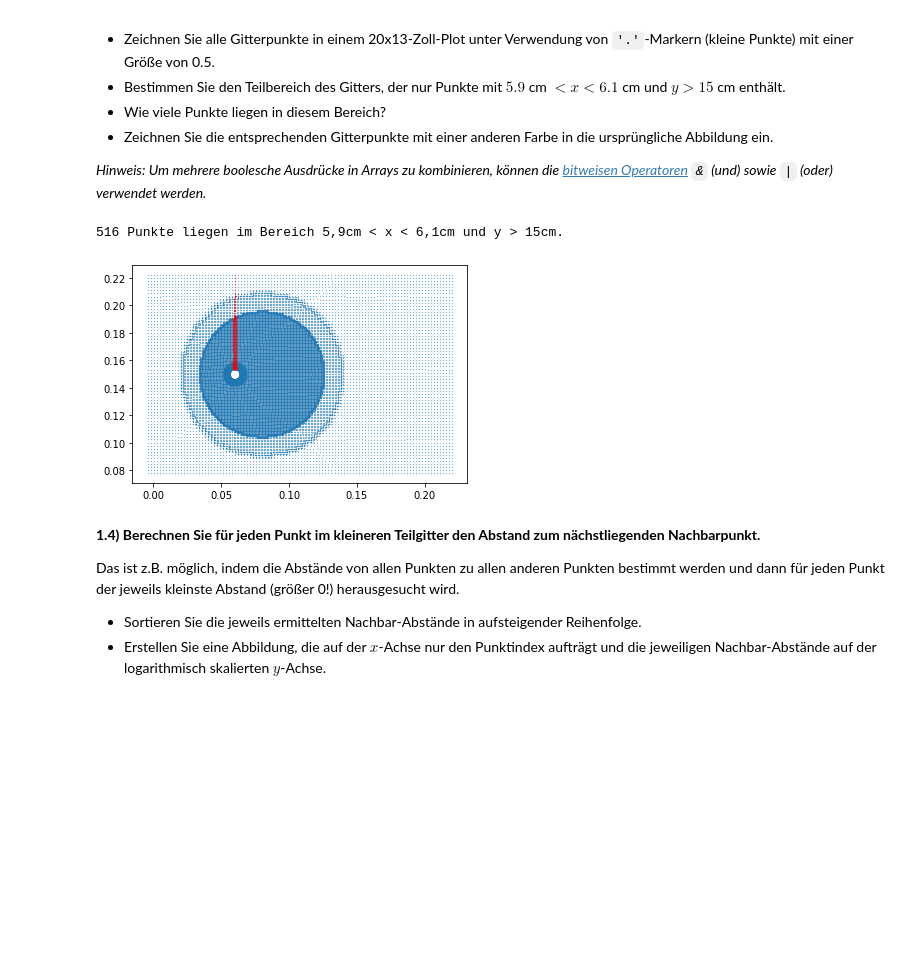
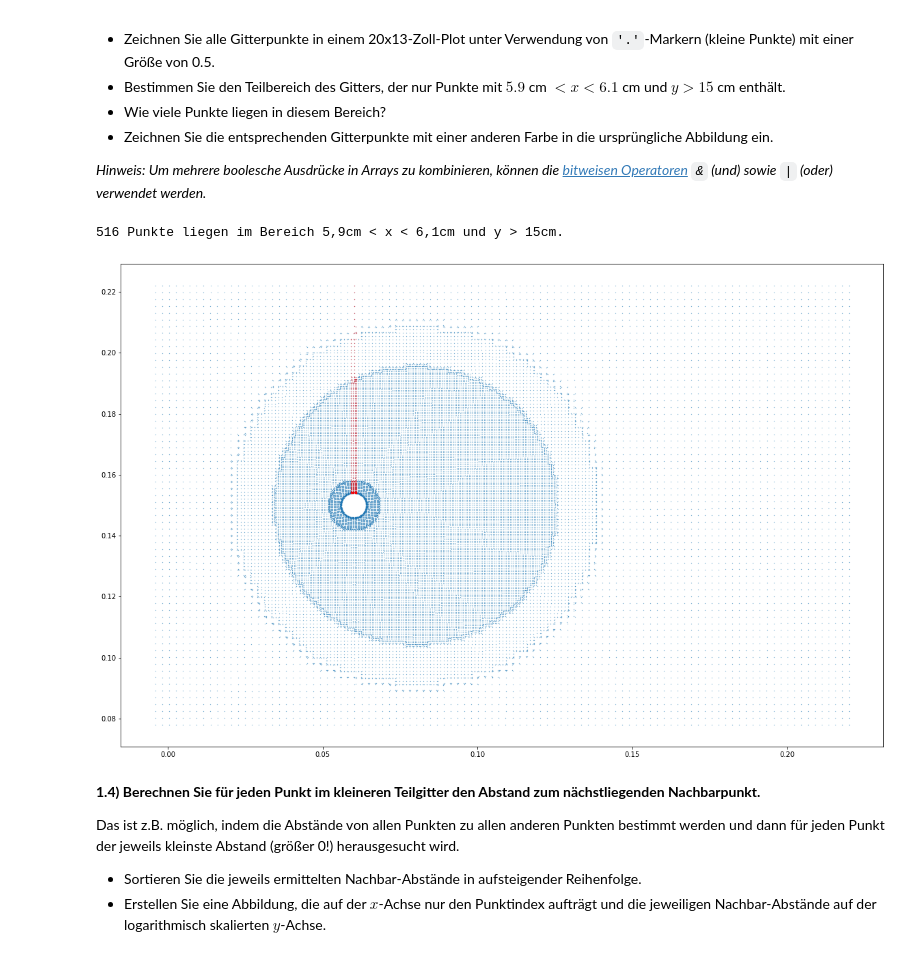
Before and after one commit to JuliusGoelz/Python_fuer_Ingenieure, a Jupyter notebook: HA3normal_Gruppe280.ipynb, the cells around one changed output. Drawn from its saved outputs; the diff is of its cells as text; code cells hidden in the pictures; blank space fills up the shorter version.

```diff
--- a/HA3normal_Gruppe280.ipynb
+++ b/HA3normal_Gruppe280.ipynb
@@ -74,23 +74,24 @@ _Hinweis: Um mehrere boolesche Ausdrücke in Arrays zu kombinieren, können die
 # %%
 # Hier eigenen Code schreiben ...
 gridPoints = np.array((x.tolist(), y.tolist()))
 
 xmin = 0.059
 xmax = 0.061
 ymin = 0.15
 
 cond = (gridPoints[0] > xmin) & (gridPoints[0] < xmax) & (gridPoints[1] > ymin)
 gridPointsSubset = [(gridPoints[0])[cond], (gridPoints[1])[cond]]
 
 nDotsFilt = np.size(gridPointsSubset[0])
 print(f"{nDotsFilt} Punkte liegen im Bereich 5,9cm < x < 6,1cm und y > 15cm.")
 
+plt.figure(figsize=(20, 13))
 plt.plot(*gridPoints, marker=".", markersize=0.5, linestyle="none")
 plt.plot(*gridPointsSubset, marker=".", markersize=0.5, linestyle="none", color="red")
 plt.show()
 # %% [output]
 516 Punkte liegen im Bereich 5,9cm < x < 6,1cm und y > 15cm.
-[figure, old version]
+[figure, new version]
 # %% [markdown]
 **1.4) Berechnen Sie für jeden Punkt im kleineren Teilgitter den Abstand zum nächstliegenden Nachbarpunkt.**
 
```
Also changed, not shown: parts of 4 cells of this notebook.
